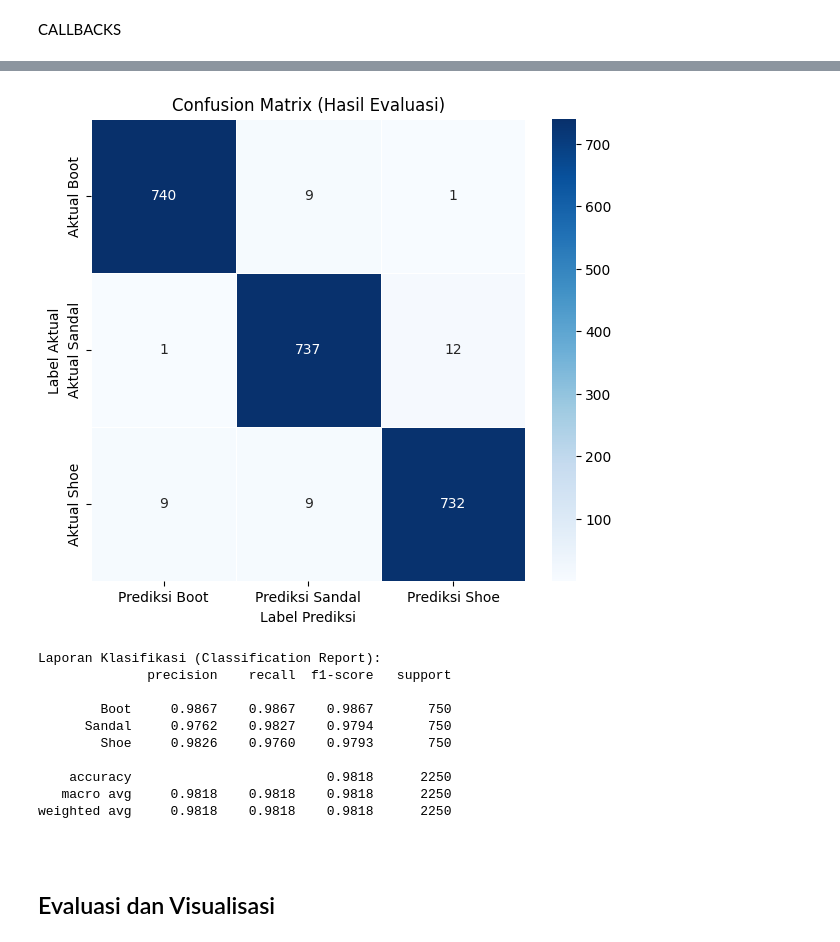
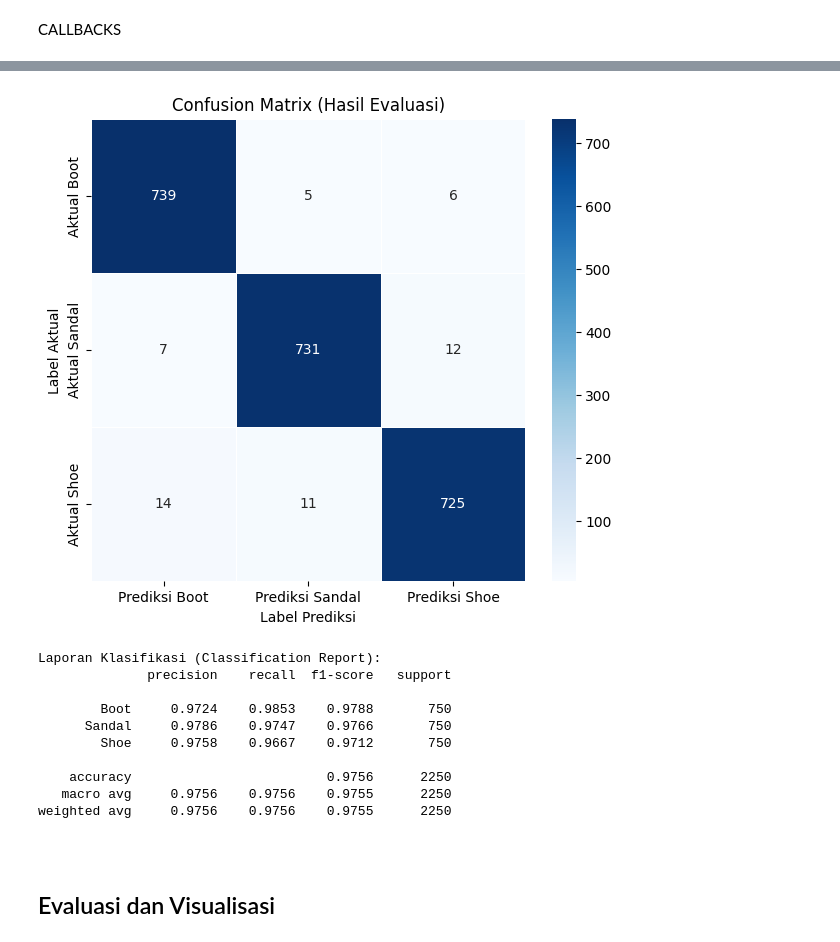
Before and after one commit to FaizFP/Dicoding--Image, a Jupyter notebook: Template_Submission_Akhir.ipynb, the cells around one changed output, grey strips where cells are left out. Saved outputs shown, nothing was run; the diff lists cells and outputs as text; code cells hidden in the pictures.

Commit message:
Maybe Done test_data classification

```diff
--- a/Template_Submission_Akhir.ipynb
+++ b/Template_Submission_Akhir.ipynb
@@ -378,10 +366,10 @@ import pandas as pd
 import seaborn as sns
 # %%
 # Reset generator validasi
-val_data.reset()
+test_data.reset()
 
 # Lakukan prediksi pada data validasi
-probabilitas_prediksi = model.predict(val_data, verbose=1)
+probabilitas_prediksi = model.predict(test_data, verbose=1)
 
 # Ambil label kelas dengan probabilitas tertinggi
 label_prediksi_final = np.argmax(probabilitas_prediksi, axis=1)
@@ -390,7 +378,7 @@ label_prediksi_final = np.argmax(probabilitas_prediksi, axis=1)
 # --- 2. Persiapan Label untuk Visualisasi ---
 # Cek urutan kelas dari generator (PENTING)
 print("Pastikan urutan ini sesuai dengan list Anda:")
-print(val_data.class_indices)
+print(test_data.class_indices)
 # Contoh output: {'Boot': 0, 'Sandal': 1, 'Shoe': 2}
 
 # Buat list nama kelas SESUAI URUTAN di atas
@@ -404,7 +392,7 @@ label_kolom_prediksi = [f"Prediksi {nama}" for nama in daftar_nama_kelas]
 
 # --- 3. Buat Confusion Matrix ---
 # Hitung confusion matrix
-matriks_konfusi = confusion_matrix(val_data.classes, label_prediksi_final)
+matriks_konfusi = confusion_matrix(test_data.classes, label_prediksi_final)
 
 # Konversi matrix menjadi DataFrame Pandas untuk plotting
 df_matriks_konfusi = pd.DataFrame(matriks_konfusi,
@@ -423,6 +411,6 @@ plt.show()
 # --- 4. Cetak Classification Report ---
 
 print("\nLaporan Klasifikasi (Classification Report):")
-print(classification_report(val_data.classes, label_prediksi_final,
+print(classification_report(test_data.classes, label_prediksi_final,
                             target_names=daftar_nama_kelas, digits=4))
 # %% [output]
@@ -430,16 +418,16 @@ print(classification_report(val_data.classes, label_prediksi_final,
 Pastikan urutan ini sesuai dengan list Anda:
 {'Boot': 0, 'Sandal': 1, 'Shoe': 2}
-[figure, old version]
+[figure, new version]
 Laporan Klasifikasi (Classification Report):
               precision    recall  f1-score   support
 
-        Boot     0.9867    0.9867    0.9867       750
-      Sandal     0.9762    0.9827    0.9794       750
-        Shoe     0.9826    0.9760    0.9793       750
+        Boot     0.9724    0.9853    0.9788       750
+      Sandal     0.9786    0.9747    0.9766       750
+        Shoe     0.9758    0.9667    0.9712       750
 
-    accuracy                         0.9818      2250
-   macro avg     0.9818    0.9818    0.9818      2250
-weighted avg     0.9818    0.9818    0.9818      2250
+    accuracy                         0.9756      2250
+   macro avg     0.9756    0.9756    0.9755      2250
+weighted avg     0.9756    0.9756    0.9755      2250
 # %% [markdown]
 
 
```
Also changed, not shown: parts of 6 cells of this notebook.
